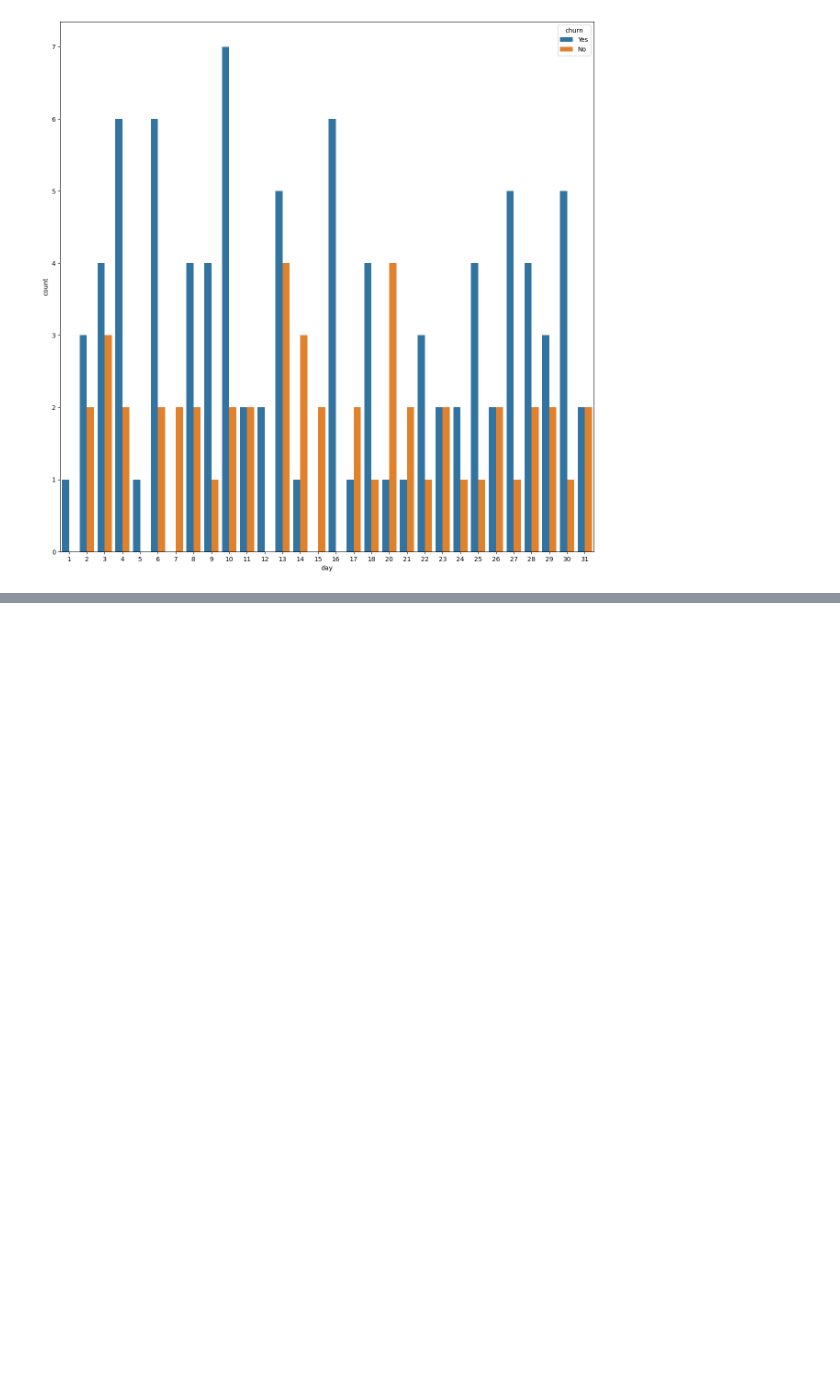
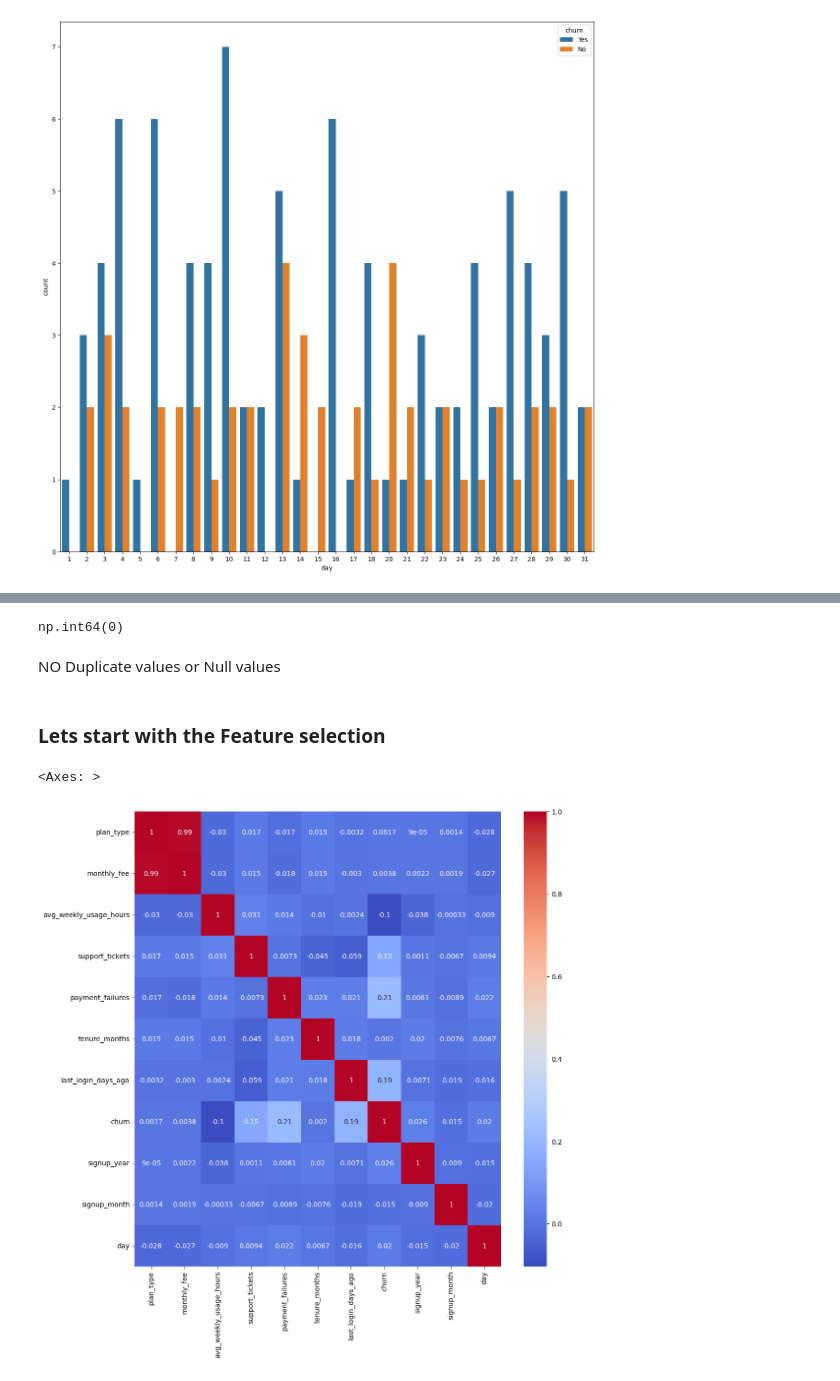
Before and after one commit to mayurimamdi/CustomerChurn, a Jupyter notebook: notebook/EDA.ipynb, the cells around one changed output, grey strips where cells are left out. Saved outputs shown, nothing was run; the diff lists cells and outputs as text; code cells hidden in the pictures; blank space fills up the shorter version.

```diff
--- a/notebook/EDA.ipynb
+++ b/notebook/EDA.ipynb
@@ -186,0 +189,2 @@ The `ci` parameter is deprecated. Use `errorbar=None` for the same effect.
+# %%
+df['churn']=df['churn'].map({'Yes':1,'No':0})
@@ -186,0 +227,2 @@ The `ci` parameter is deprecated. Use `errorbar=None` for the same effect.
+# %%
+df['plan_type']=df['plan_type'].map({'Basic':0,'Standard':1,'Premium':2})
@@ -186,0 +252,2 @@ The `ci` parameter is deprecated. Use `errorbar=None` for the same effect.
+# %%
+df.drop(columns=['user_id','signup_date'], axis=1, inplace=True)
@@ -186,0 +278,16 @@ The `ci` parameter is deprecated. Use `errorbar=None` for the same effect.
+# %%
+df.duplicated().sum()
+# %% [output]
+np.int64(0)
+# %% [markdown]
+NO Duplicate values or Null values
+# %% [markdown]
+### Lets start with the Feature selection
+# %%
+cor=df.corr()
+# %%
+plt.figure(figsize=(12,12))
+sns.heatmap(cor, annot=True, cmap='coolwarm')
+# %% [output]
+<Axes: >
+[figure, added]
```
Also changed, not shown: parts of 16 cells of this notebook.
